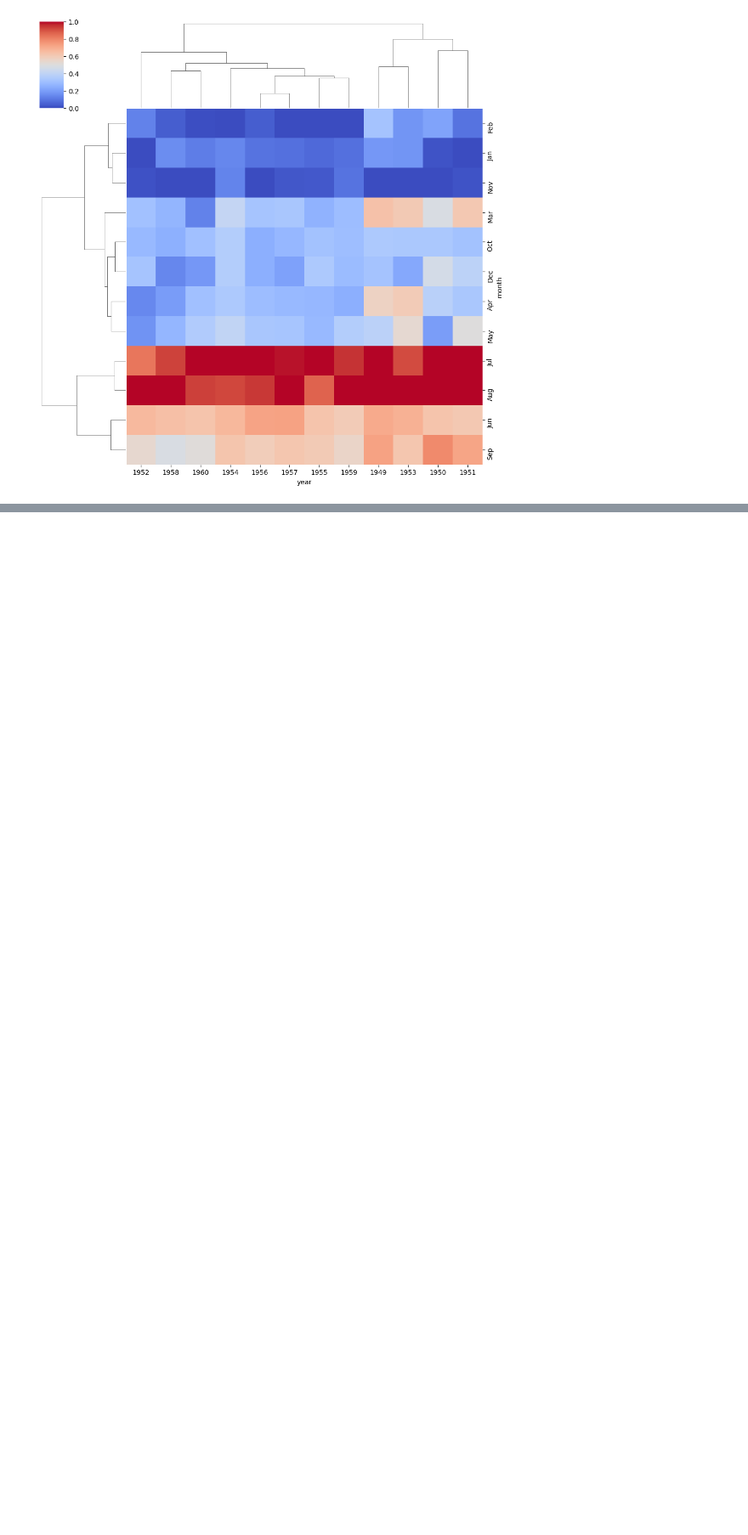
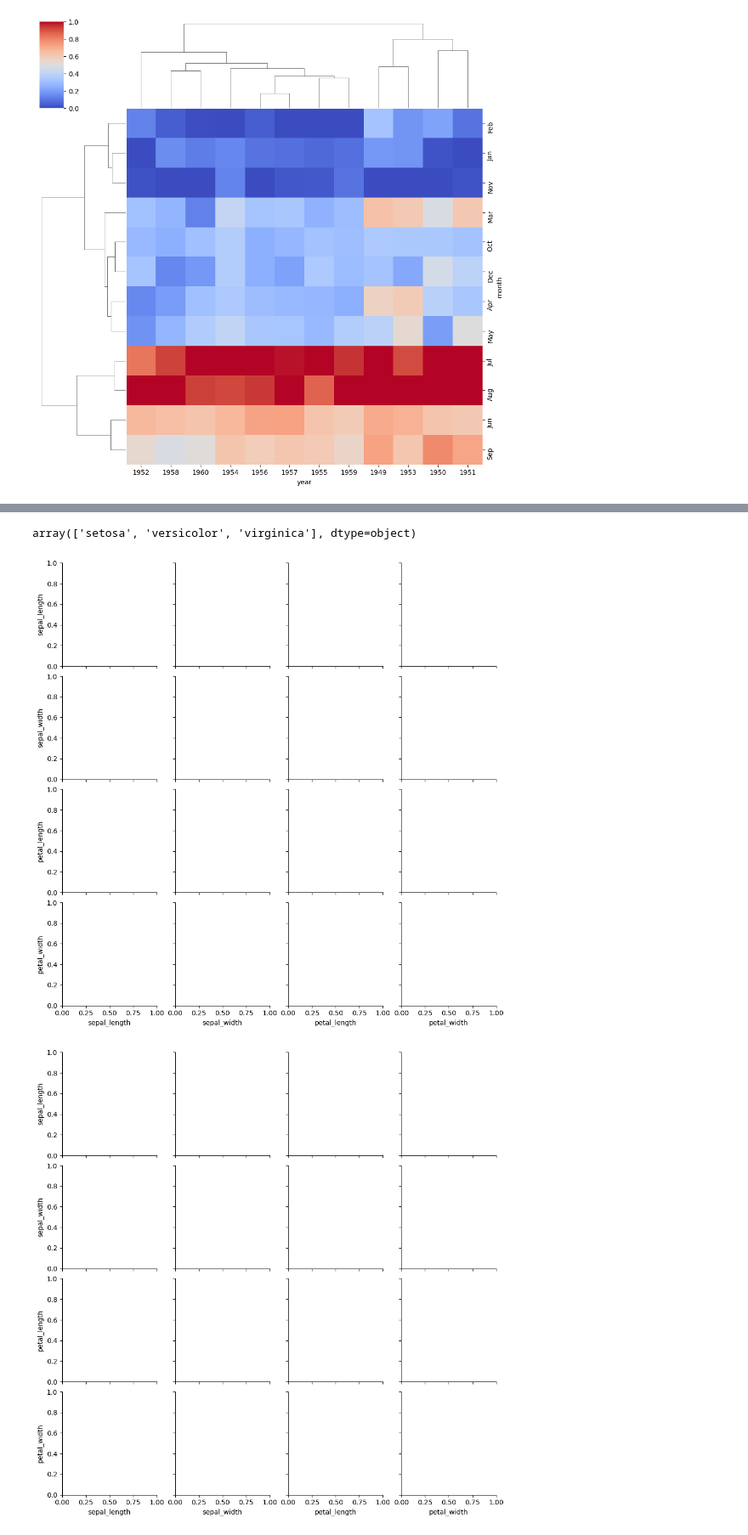
Before and after one commit to m-ata/data-visualization, a Jupyter notebook: seaborn/seaborn.ipynb, the cells around one changed output, grey strips where cells are left out. Shown at 85% size. Saved outputs shown, nothing was run; the diff lists cells and outputs as text; code cells hidden in the pictures; blank space fills up the shorter version.

Commit message:
feat: added some grid with plots

```diff
--- a/seaborn/seaborn.ipynb
+++ b/seaborn/seaborn.ipynb
@@ -109,3 +109,6 @@ sns.clustermap(fp, standard_scale=1, cmap="coolwarm")
 plt.show()
 # %% [output]
 [figure]
+# %%
+iris = sns.load_dataset("iris")
+iris.head()
@@ -111,0 +122,10 @@ plt.show()
+# %%
+iris["species"].unique()
+# %% [output]
+array(['setosa', 'versicolor', 'virginica'], dtype=object)
+# %%
+sns.PairGrid(iris)
+plt.show()
+# %% [output]
+[figure, added]
+[figure, added]
```
Also changed, not shown: parts of 8 cells of this notebook.
